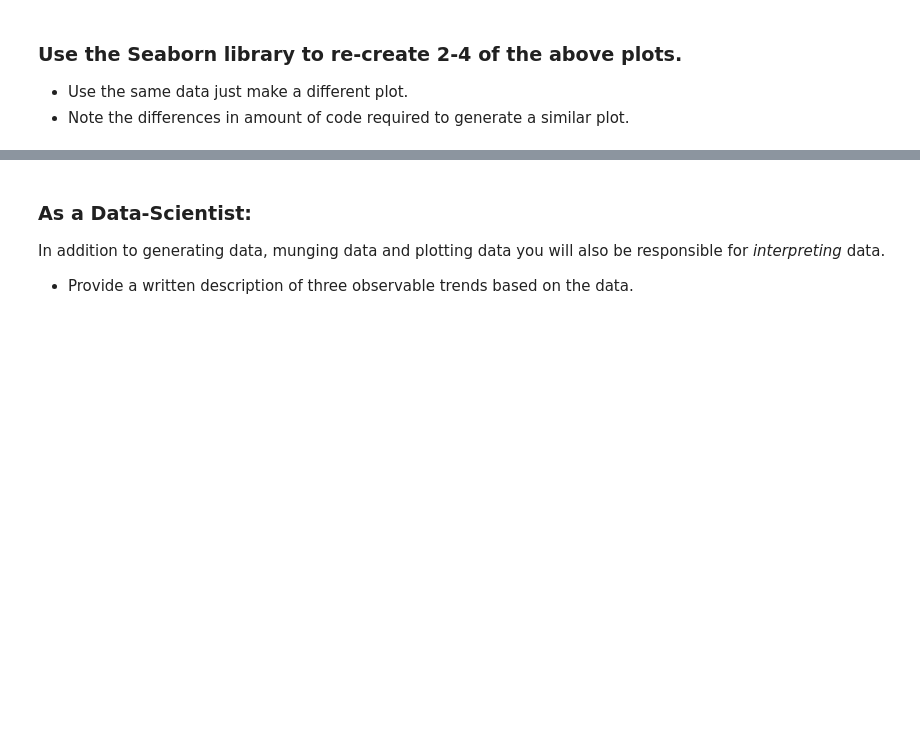
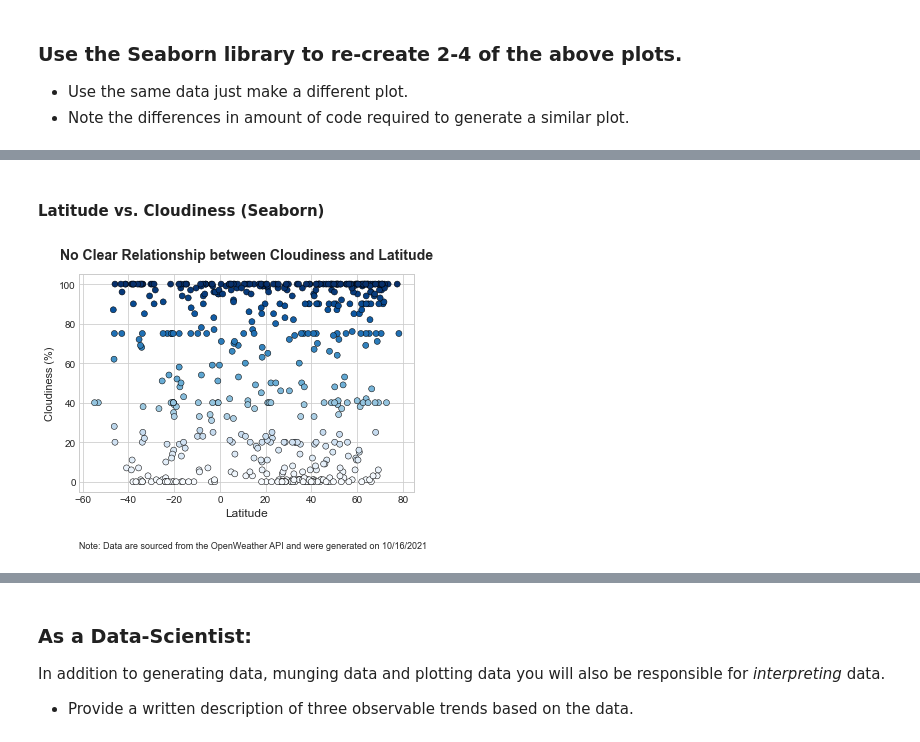
Before and after one commit to artolon/Weather-API-Calls, a Jupyter notebook: WeatherPy_homework_starter_AT.ipynb, the cells around one changed output, grey strips where cells are left out. Saved outputs shown, nothing was run; the diff lists cells and outputs as text; code cells hidden in the pictures; blank space fills up the shorter version.

```diff
--- a/WeatherPy_homework_starter_AT.ipynb
+++ b/WeatherPy_homework_starter_AT.ipynb
@@ -443,0 +500,27 @@ weather_data_df.sort_values('Wind Speed', ascending=False)
+# %% [markdown]
+#### Latitude vs. Cloudiness (Seaborn)
+# %%
+# Build the scatter plot
+g = sns.scatterplot(data=weather_data_df,
+                    x='Latitude',
+                    y='Cloudiness',
+                    hue='Cloudiness',
+                    palette='Blues',
+                    alpha=1,
+                    edgecolor='black',
+                    linewidth=0.5,
+                    legend=False)
+
+# Add plot title and adjust the y-axis label to include units
+g.set_title('No Clear Relationship between Cloudiness and Latitude', size=14, weight='bold', pad=15)
+g.set_ylabel('Cloudiness (%)', size=11)
+
+# Add annotation at bottom of plot
+plt.figtext(0.93, -0.07,
+            "Note: Data are sourced from the OpenWeather API and were generated on 10/16/2021",
+            ha="right", fontsize=9)
+
+# Display plot
+plt.show()
+# %% [output]
+[figure, added]
```
Also changed, not shown: parts of 9 cells of this notebook.
